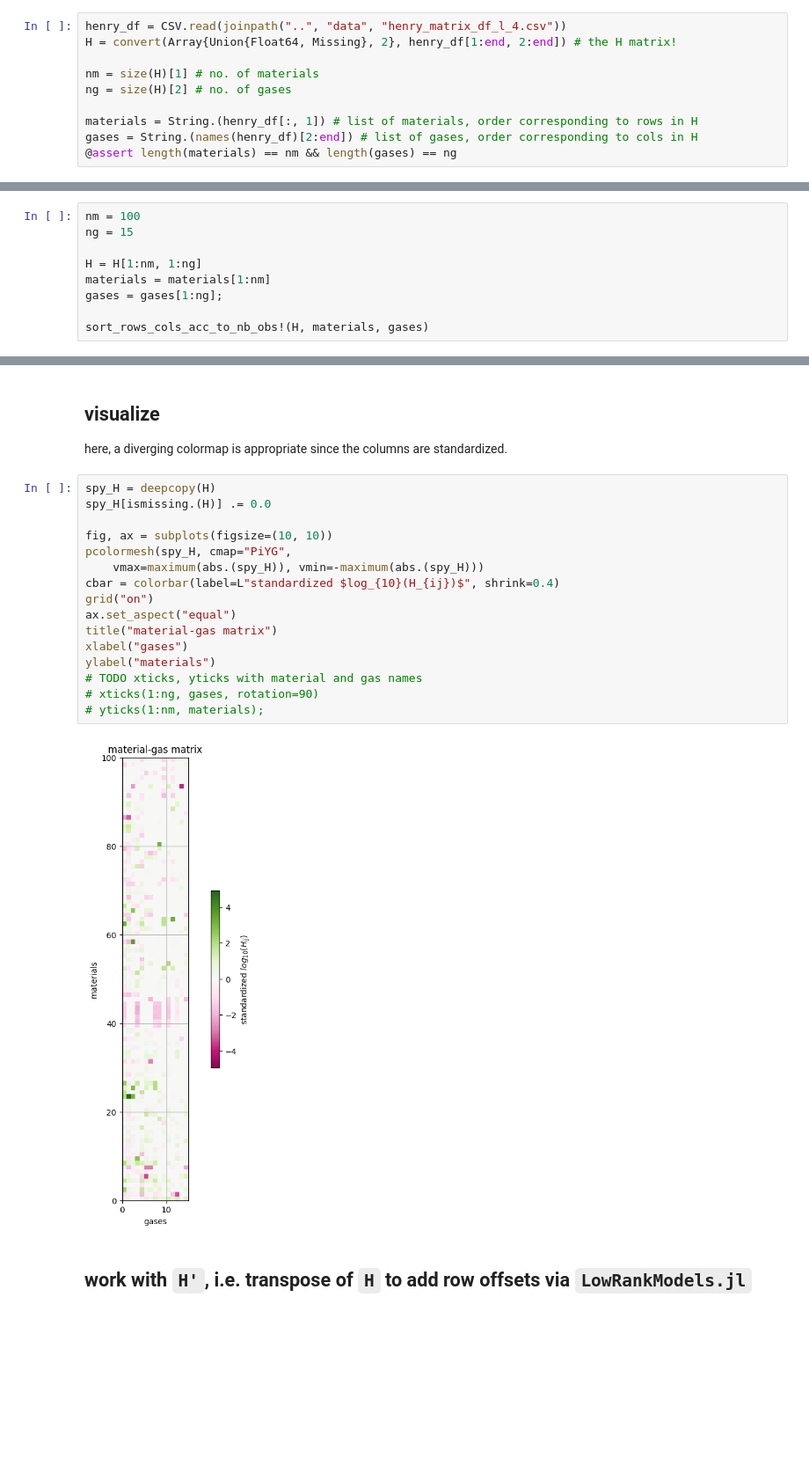
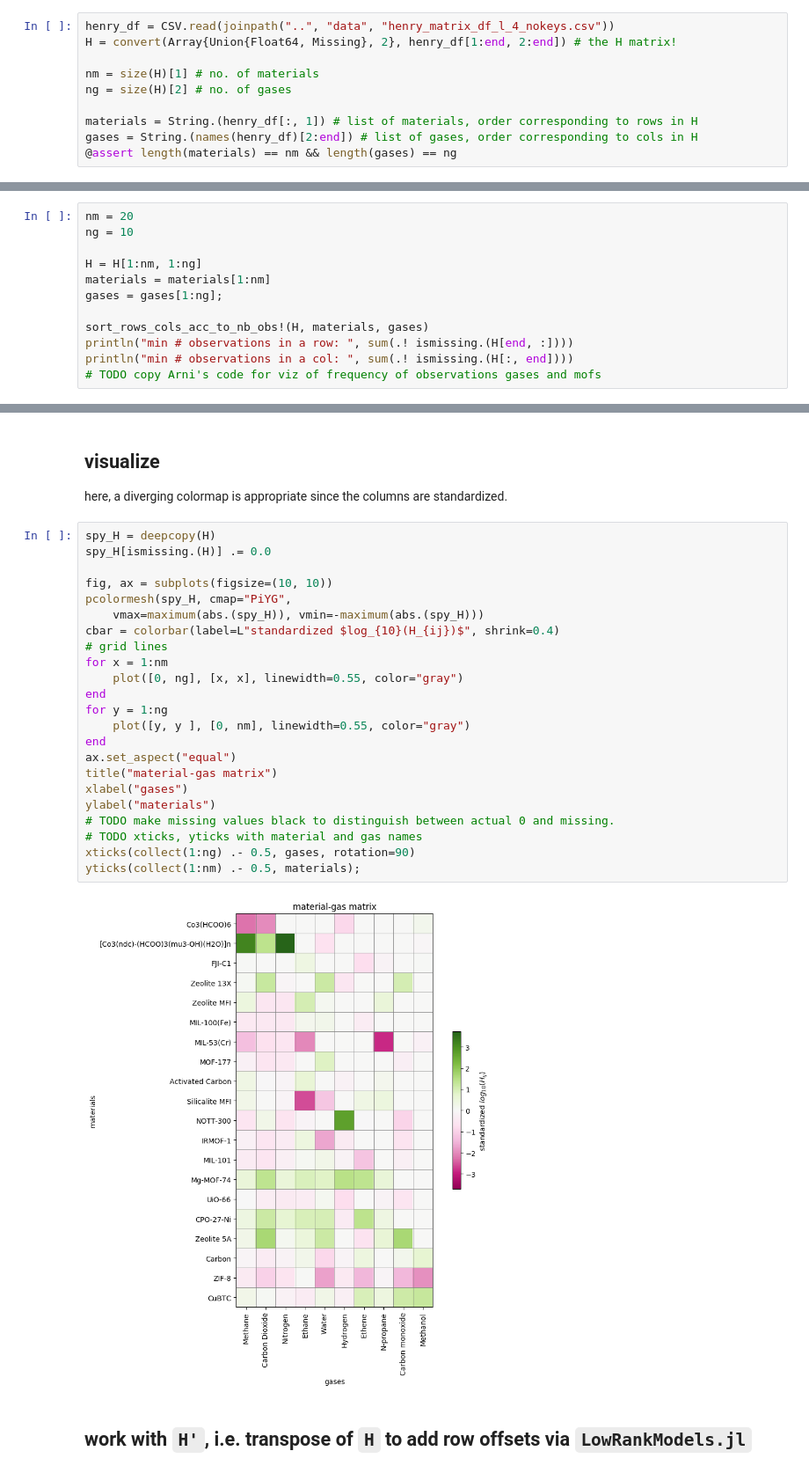
Before and after one commit to SimonEnsemble/material_recommendation_system, a Jupyter notebook: julia_code/mf using lowrankmodels.ipynb, the cells around one changed output, grey strips where cells are left out. Shown at 88% size. Cells and saved outputs as stored; diff of their text form; blank space fills up the shorter version.

Commit message:
arni cory meeting

```diff
--- a/julia_code/mf using lowrankmodels.ipynb
+++ b/julia_code/mf using lowrankmodels.ipynb
@@ -13,7 +14,7 @@ see `xxx.ipynb` for Python code that queries the NIST database for the adsorptio
 
 the gases run along the columns, the materials run along the rows, and the entries are the Henry coefficients identified from experimental adsorption data.
 # %%
-henry_df = CSV.read(joinpath("..", "data", "henry_matrix_df_l_4.csv"))
+henry_df = CSV.read(joinpath("..", "data", "henry_matrix_df_l_4_nokeys.csv"))
 H = convert(Array{Union{Float64, Missing}, 2}, henry_df[1:end, 2:end]) # the H matrix!
 
 nm = size(H)[1] # no. of materials
@@ -51,11 +52,14 @@ sort_rows_cols_acc_to_nb_obs!(H, materials, gases)
 # %% [markdown]
 ## prune matrix by selecting rows/cols with the most observations
 # %%
-nm = 100
-ng = 15
+nm = 20
+ng = 10
 
 H = H[1:nm, 1:ng]
 materials = materials[1:nm]
 gases = gases[1:ng];
 
 sort_rows_cols_acc_to_nb_obs!(H, materials, gases)
+println("min # observations in a row: ", sum(.! ismissing.(H[end, :])))
+println("min # observations in a col: ", sum(.! ismissing.(H[:, end])))
+# TODO copy Arni's code for viz of frequency of observations gases and mofs
@@ -81,21 +104,28 @@ here, a diverging colormap is appropriate since the columns are standardized.
 # %%
 spy_H = deepcopy(H)
 spy_H[ismissing.(H)] .= 0.0
 
 fig, ax = subplots(figsize=(10, 10))
 pcolormesh(spy_H, cmap="PiYG",
     vmax=maximum(abs.(spy_H)), vmin=-maximum(abs.(spy_H)))
 cbar = colorbar(label=L"standardized $log_{10}(H_{ij})$", shrink=0.4)
-grid("on")
+# grid lines
+for x = 1:nm
+    plot([0, ng], [x, x], linewidth=0.55, color="gray")
+end
+for y = 1:ng
+    plot([y, y ], [0, nm], linewidth=0.55, color="gray")
+end
 ax.set_aspect("equal")
 title("material-gas matrix")
 xlabel("gases")
 ylabel("materials")
+# TODO make missing values black to distinguish between actual 0 and missing.
 # TODO xticks, yticks with material and gas names
-# xticks(1:ng, gases, rotation=90)
-# yticks(1:nm, materials);
+xticks(collect(1:ng) .- 0.5, gases, rotation=90)
+yticks(collect(1:nm) .- 0.5, materials);
 # %% [output]
-[figure, old version]
+[figure, new version]
 # %% [markdown]
 ## work with `H'`, i.e. transpose of `H` to add row offsets via `LowRankModels.jl`
 # %%
```
Also changed, not shown: parts of 17 cells of this notebook.
